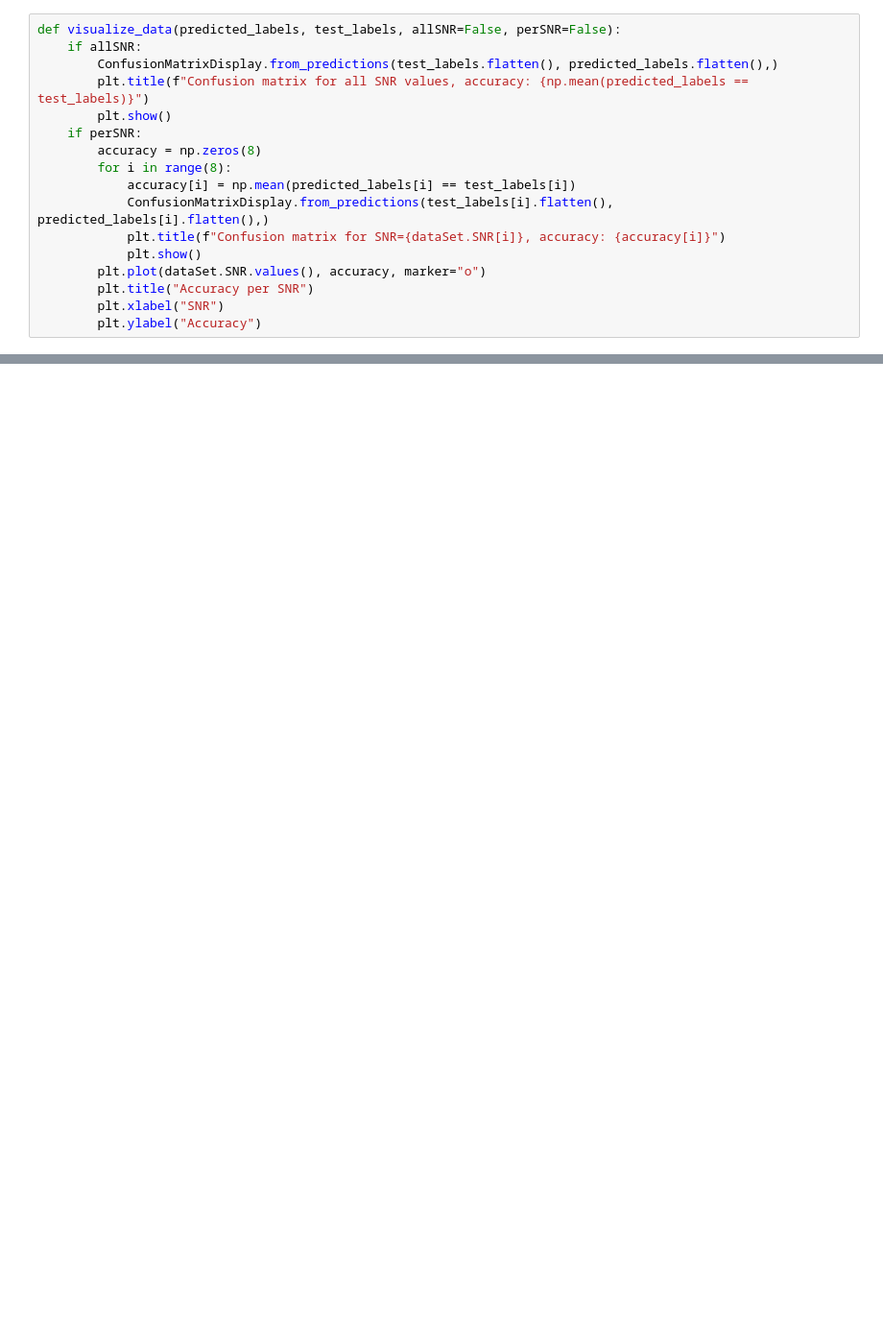
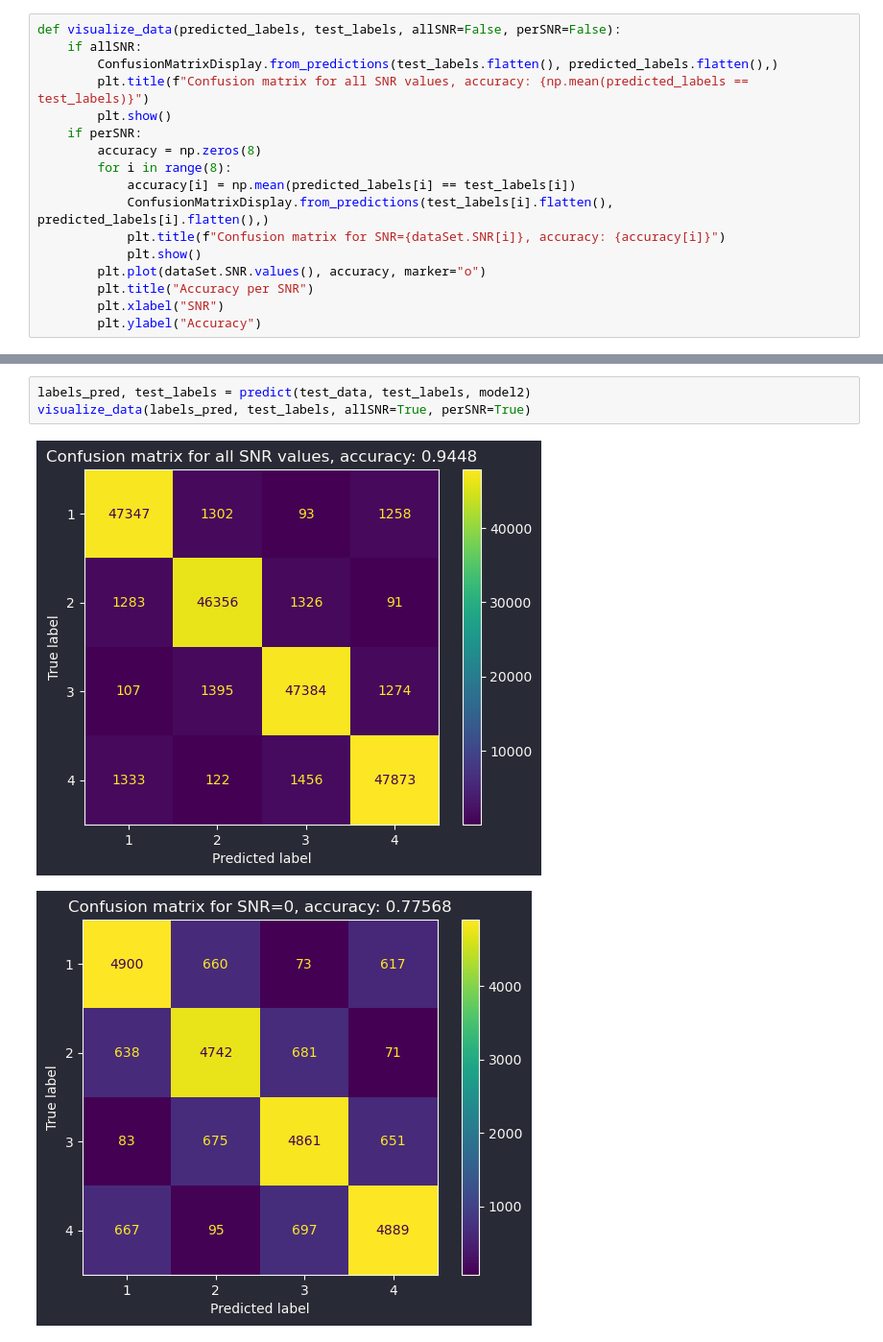
Before and after one commit to MatejaStojkovic/OTE_ETF_2023_project, a Jupyter notebook: src/Support_Vector_Machine.ipynb, the cells around one changed output, grey strips where cells are left out. Shown at 96% size. Cells and saved outputs as stored; diff of their text form; blank space fills up the shorter version.

```diff
--- a/src/Support_Vector_Machine.ipynb
+++ b/src/Support_Vector_Machine.ipynb
@@ -161,0 +167,6 @@ for i in range(8):
+# %%
+labels_pred, test_labels = predict(test_data, test_labels, model2)
+visualize_data(labels_pred, test_labels, allSNR=True, perSNR=True)
+# %% [output]
+[figure, added]
+[figure, added]
```
Also changed, not shown: parts of 14 cells of this notebook.
